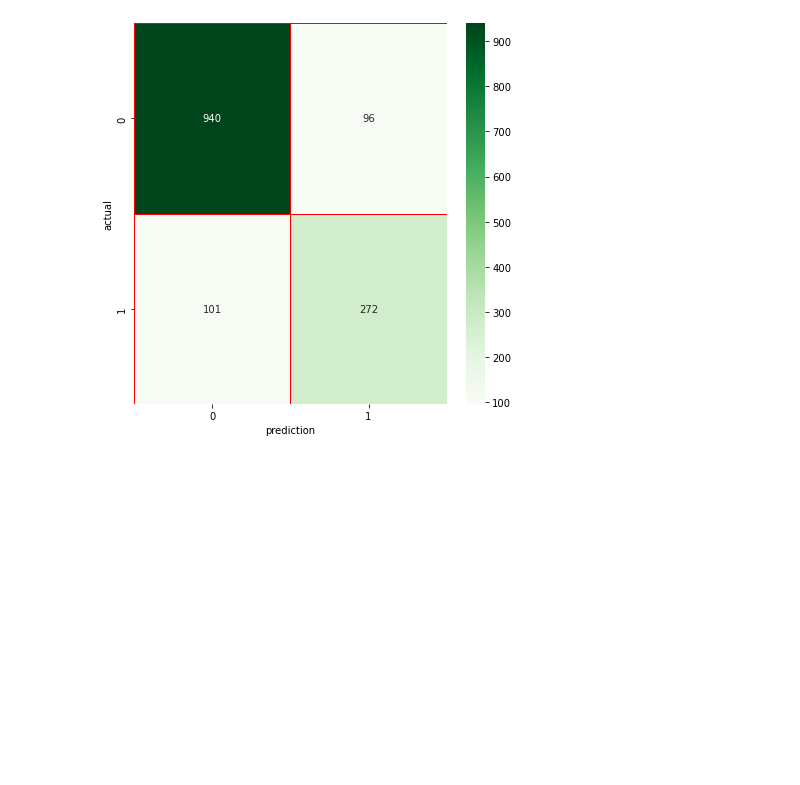
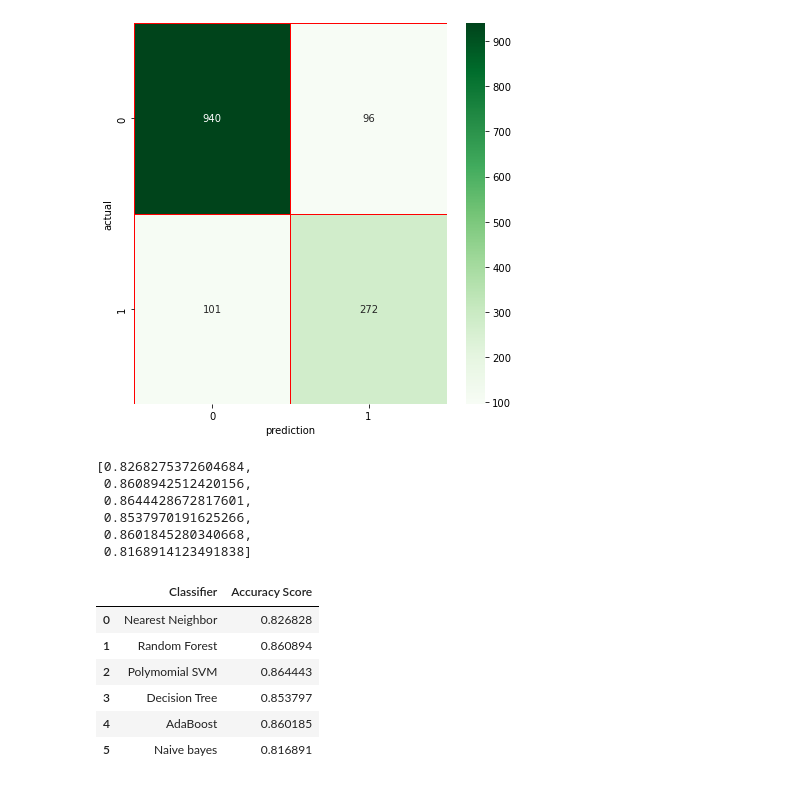
Before and after one commit to Idrix0G/ML_Collaboration, a Jupyter notebook: Untitled.ipynb, the cells around one changed output. Drawn from its saved outputs; the diff is of its cells as text; code cells hidden in the pictures; blank space fills up the shorter version.

```diff
--- a/Untitled.ipynb
+++ b/Untitled.ipynb
@@ -172,0 +179,29 @@ plt.show()
+# %%
+#df = pd.DataFrame(columns=['Test Algorithm','Model Score'], dtype=object)
+scores = []
+for algorithm in (algorithm):
+    algorithm.fit(x_train, y_train)
+    score = algorithm.score(x_test, y_test)
+    scores.append(score)
+    #df.loc[col] = [name,scores]
+scores
+# %% [output]
+[0.8268275372604684,
+ 0.8608942512420156,
+ 0.8644428672817601,
+ 0.8537970191625266,
+ 0.8601845280340668,
+ 0.8168914123491838]
+# %%
+df = pd.DataFrame()
+df['Classifier'] = name
+df['Accuracy Score'] = scores
+df
+# %% [output]
+|  | Classifier | Accuracy Score |
+| 0 | Nearest Neighbor | 0.826828 |
+| 1 | Random Forest | 0.860894 |
+| 2 | Polymomial SVM | 0.864443 |
+| 3 | Decision Tree | 0.853797 |
+| 4 | AdaBoost | 0.860185 |
+| 5 | Naive bayes | 0.816891 |
```
Also changed, not shown: parts of 5 cells of this notebook.
